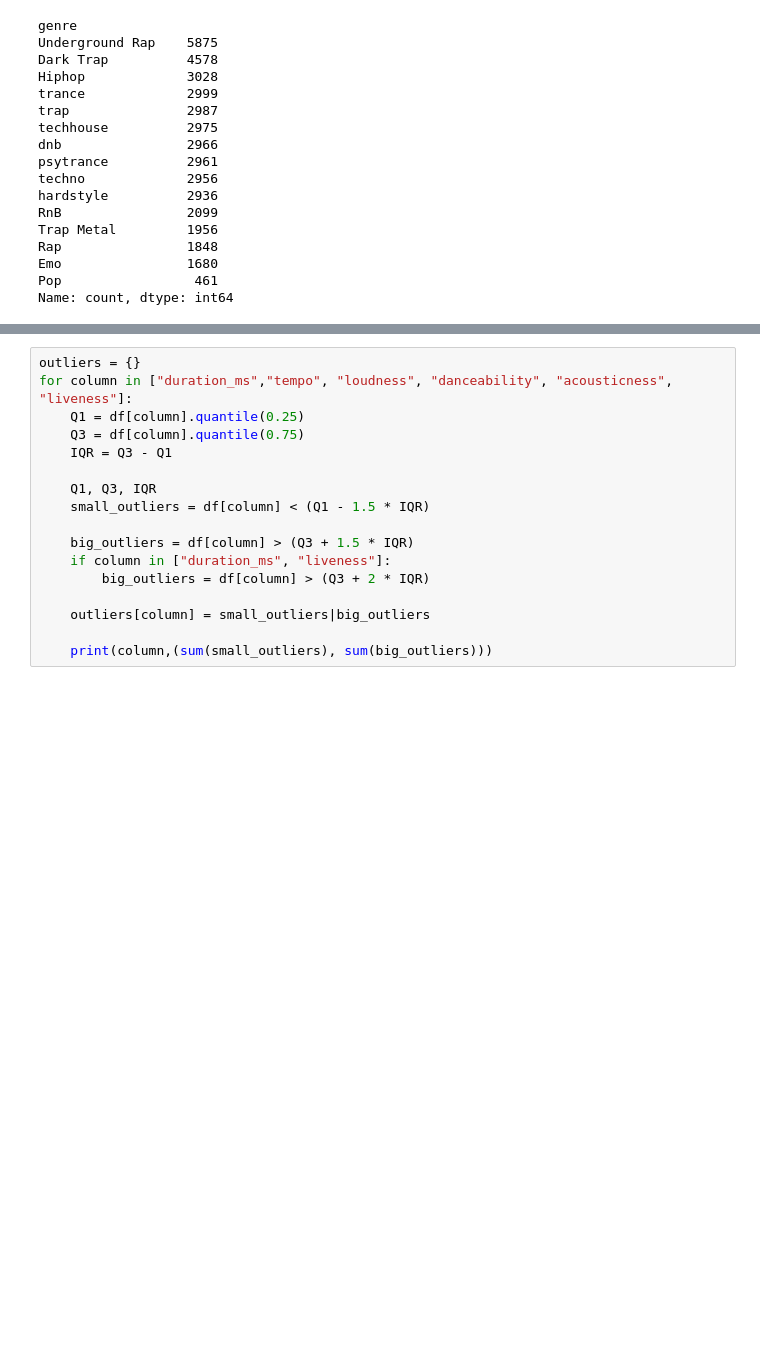
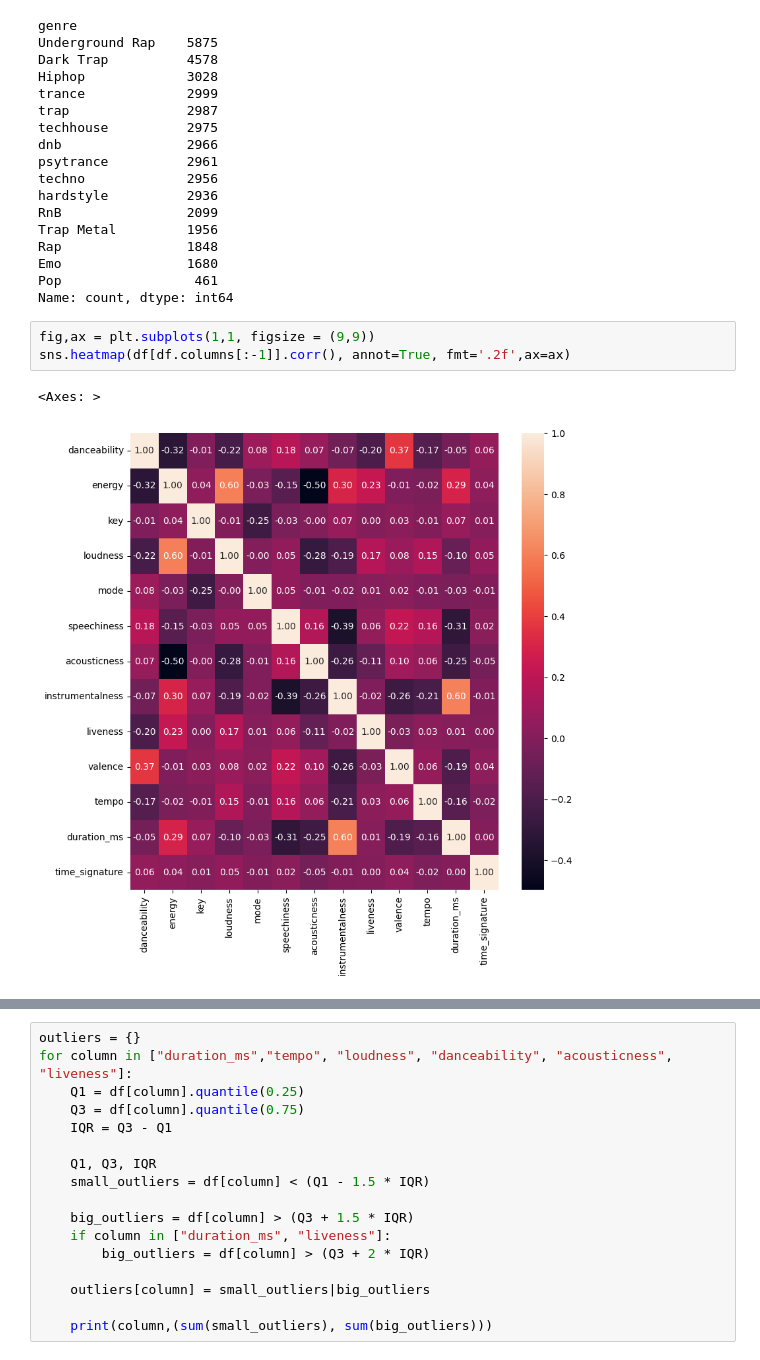
Before and after one commit to Barathaner/Breast-Cancer-Dataset, a Jupyter notebook: code/preprocessing.ipynb, the cells around one changed output, grey strips where cells are left out. Drawn from its saved outputs; the diff is of its cells as text; blank space fills up the shorter version.

```diff
--- a/code/preprocessing.ipynb
+++ b/code/preprocessing.ipynb
@@ -62,4 +62,10 @@ Rap                1848
 Emo                1680
 Pop                 461
 Name: count, dtype: int64
+# %%
+fig,ax = plt.subplots(1,1, figsize = (9,9))
+sns.heatmap(df[df.columns[:-1]].corr(), annot=True, fmt='.2f',ax=ax)
+# %% [output]
+<Axes: >
+[figure, added]
 # %%
```
Also changed, not shown: parts of 5 cells of this notebook, 4 other files.
